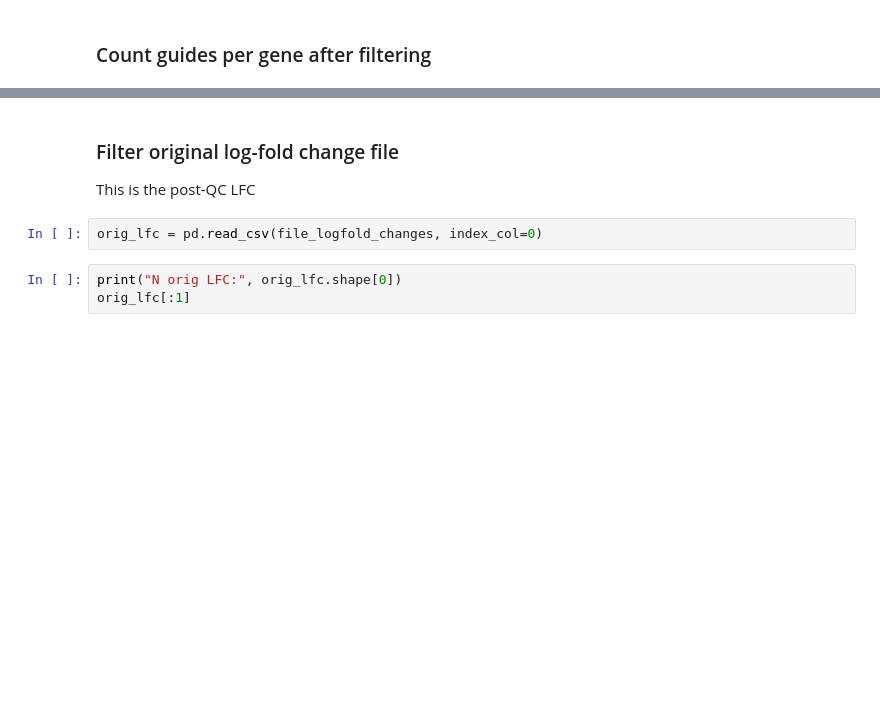
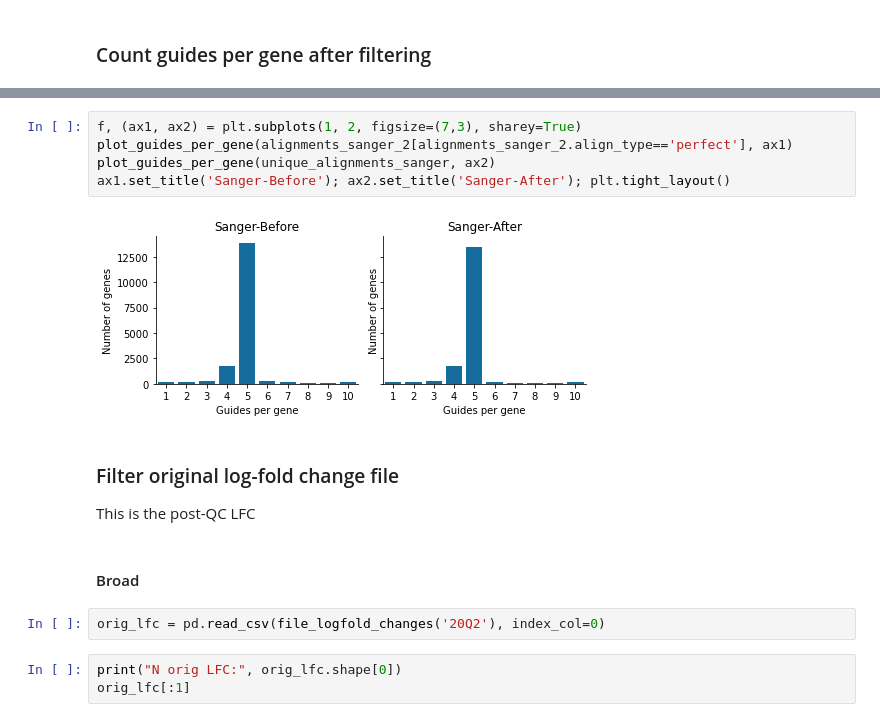
Before and after one commit to DeKegel/paralog_SL_prediction, a Jupyter notebook: 0_running_ceres/02_filter_multi_target_guides.ipynb, the cells around one changed output, grey strips where cells are left out. Cells and saved outputs as stored; diff of their text form; blank space fills up the shorter version.

```diff
--- a/0_running_ceres/02_filter_multi_target_guides.ipynb
+++ b/0_running_ceres/02_filter_multi_target_guides.ipynb
@@ -312,8 +330,17 @@ ax1.set_title('Before'); ax2.set_title('After'); plt.tight_layout()
+# %%
+f, (ax1, ax2) = plt.subplots(1, 2, figsize=(7,3), sharey=True)
+plot_guides_per_gene(alignments_sanger_2[alignments_sanger_2.align_type=='perfect'], ax1)
+plot_guides_per_gene(unique_alignments_sanger, ax2)
+ax1.set_title('Sanger-Before'); ax2.set_title('Sanger-After'); plt.tight_layout()
+# %% [output]
+[figure, added]
 # %% [markdown]
 ### Filter original log-fold change file
 This is the post-QC LFC
+# %% [markdown]
+#### Broad
 # %%
-orig_lfc = pd.read_csv(file_logfold_changes, index_col=0)
+orig_lfc = pd.read_csv(file_logfold_changes('20Q2'), index_col=0)
 # %%
 print("N orig LFC:", orig_lfc.shape[0])
 orig_lfc[:1]
```
Also changed, not shown: parts of 52 cells of this notebook, 5 other files.
